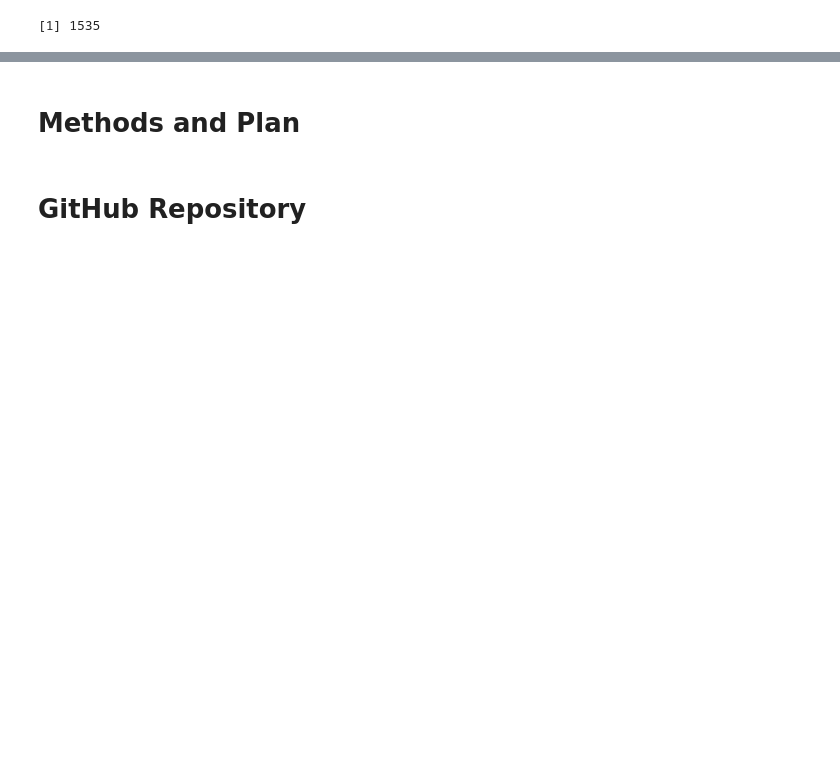
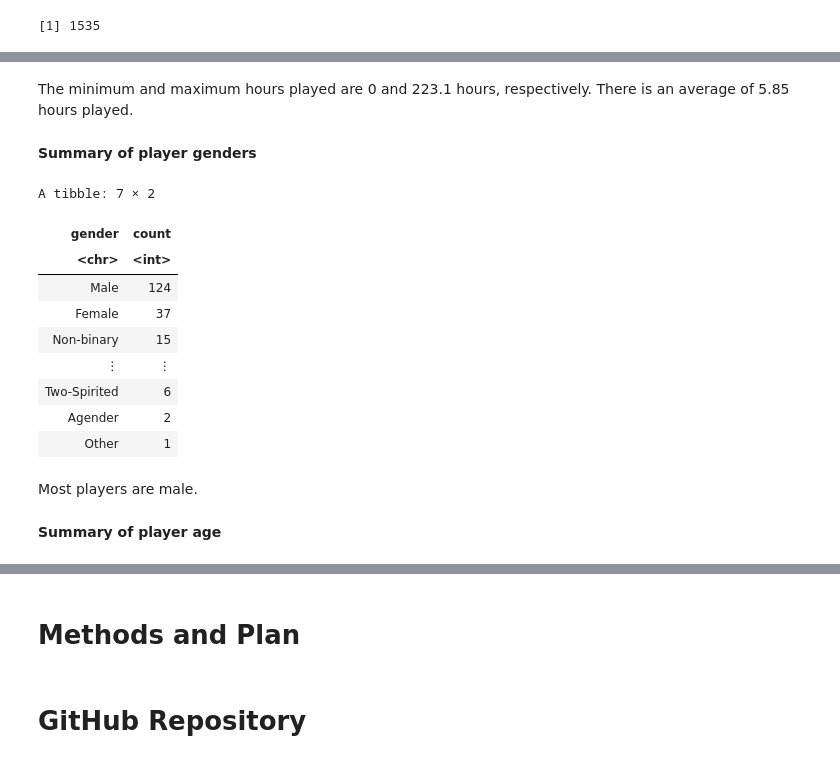
Before and after one commit to audreytmm/group_project, a Jupyter notebook: individual_project_planning.ipynb, the cells around one changed output, grey strips where cells are left out. Drawn from its saved outputs; the diff is of its cells as text; code cells hidden in the pictures; blank space fills up the shorter version.

```diff
--- a/individual_project_planning.ipynb
+++ b/individual_project_planning.ipynb
@@ -97 +153,27 @@ I would like to address the broad question of which "kinds" of players are most
+# %% [markdown]
+The minimum and maximum hours played are 0 and 223.1 hours, respectively. There is an average of 5.85 hours played.
+# %% [markdown]
+**Summary of player genders**
+# %%
+# summary of player genders
+players_gender <- players_data |>
+    group_by(gender) |>
+    summarize(count = n()) |>
+    arrange(desc(count))
+players_gender
+# %% [output]
+A tibble: 7 × 2
+| gender | count |
+| <chr> | <int> |
+| Male | 124 |
+| Female | 37 |
+| Non-binary | 15 |
+| ⋮ | ⋮ |
+| Two-Spirited | 6 |
+| Agender | 2 |
+| Other | 1 |
+# %% [markdown]
+Most players are male.
+# %% [markdown]
+**Summary of player age**
 # %%
```
Also changed, not shown: parts of 32 cells of this notebook.
